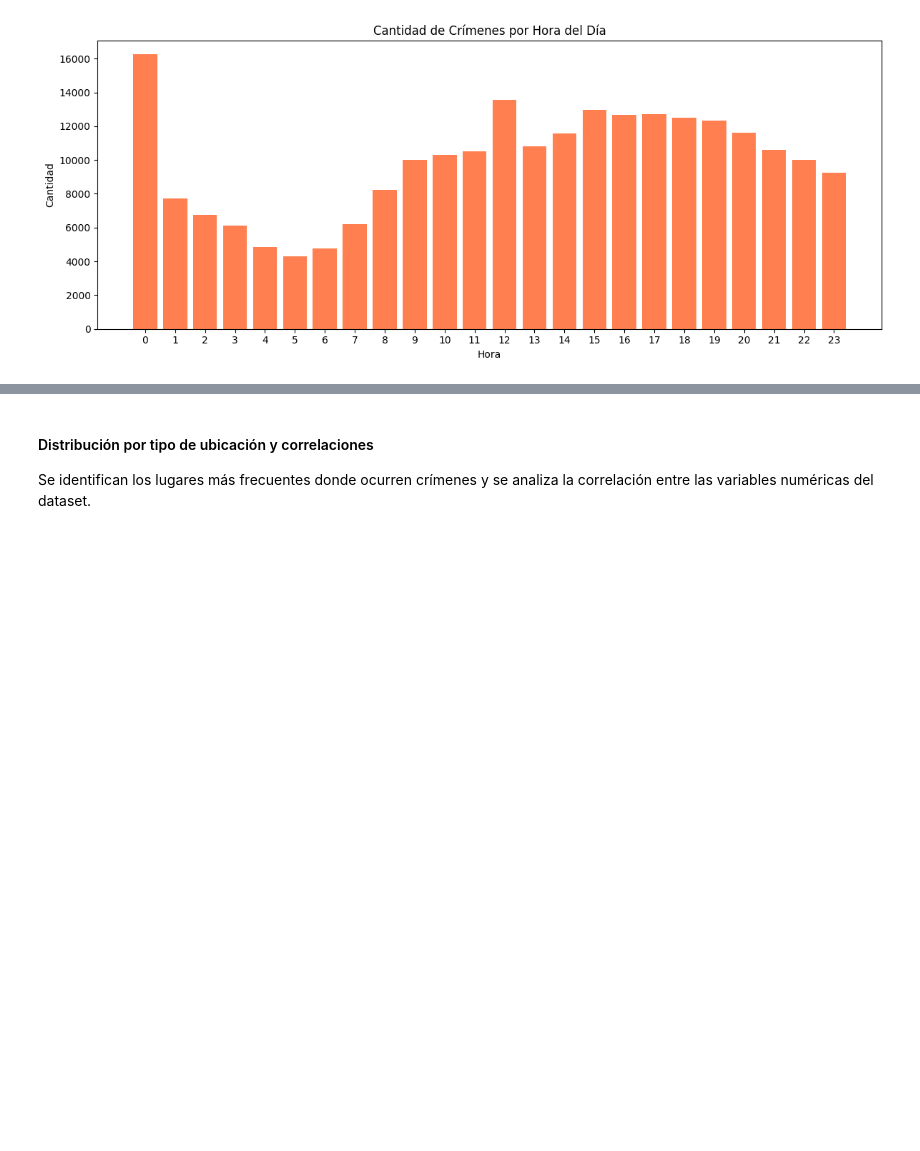
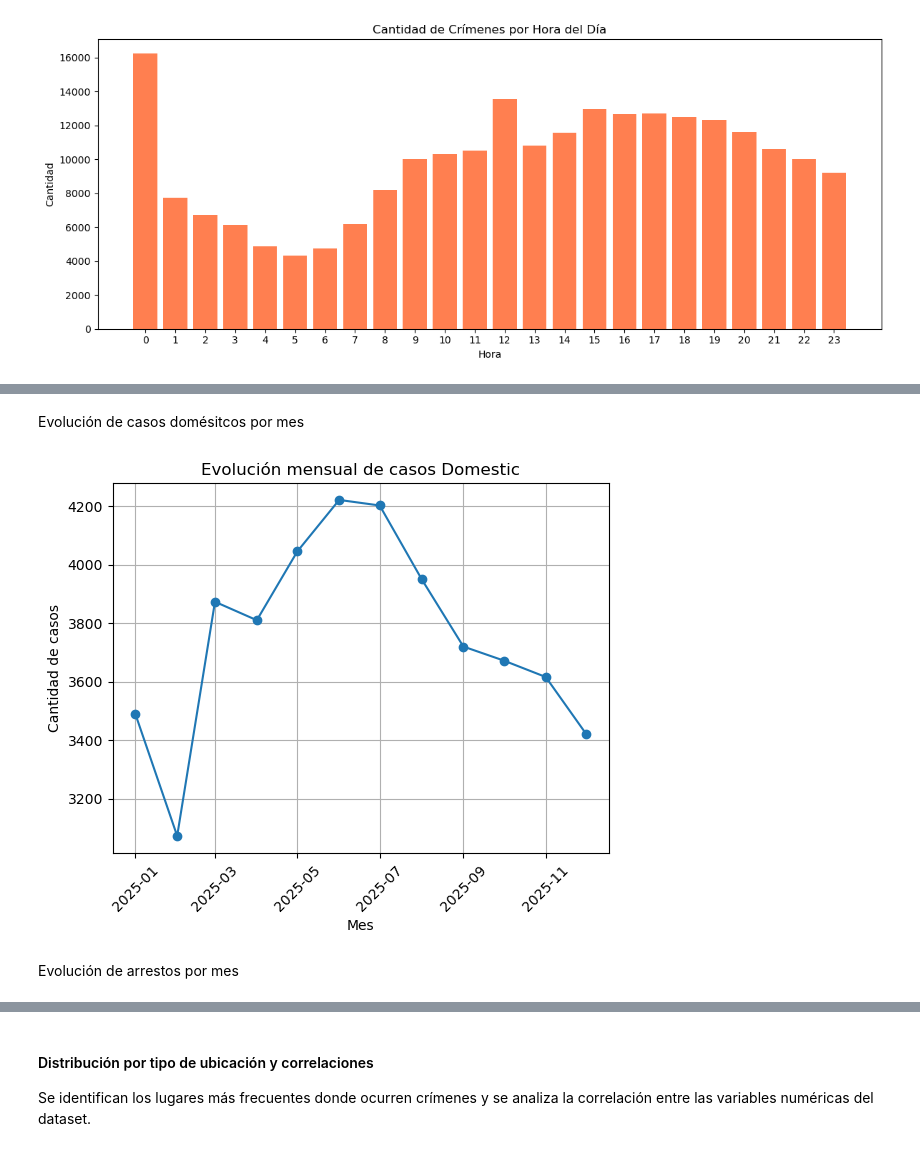
Before and after one commit to francomor/ceia-analisis-de-datos-tp-final, a Jupyter notebook: 1.tp_final_eda_fran.ipynb, the cells around one changed output, grey strips where cells are left out. Drawn from its saved outputs; the diff is of its cells as text; code cells hidden in the pictures; blank space fills up the shorter version.

```diff
--- a/1.tp_final_eda_fran.ipynb
+++ b/1.tp_final_eda_fran.ipynb
@@ -561,0 +601,29 @@ plt.show()
+# %% [markdown]
+Evolución de casos domésitcos por mes
+# %%
+df_dom = df_chicago[df["Domestic"] == True].copy()
+df_dom["Date"] = pd.to_datetime(df_dom["Date"])
+
+df_dom["mes"] = df_dom["Date"].dt.to_period("M")
+
+df_mes = df_dom.groupby("mes").size().reset_index(name="cantidad")
+df_mes = df_mes.sort_values("mes")
+
+# convertir a timestamp para graficar bien
+df_mes["mes"] = df_mes["mes"].dt.to_timestamp()
+# %%
+plt.figure()
+plt.plot(df_mes["mes"], df_mes["cantidad"], marker="o")
+
+plt.xlabel("Mes")
+plt.ylabel("Cantidad de casos")
+plt.title("Evolución mensual de casos Domestic")
+
+plt.xticks(rotation=45)
+plt.grid()
+
+plt.show()
+# %% [output]
+[figure, added]
+# %% [markdown]
+Evolución de arrestos por mes
```
Also changed, not shown: parts of 7 cells of this notebook.
